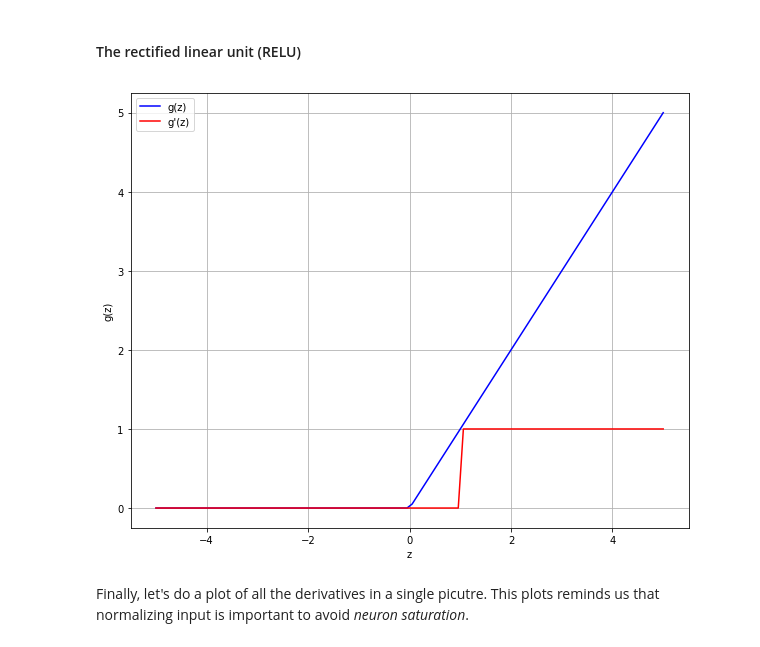
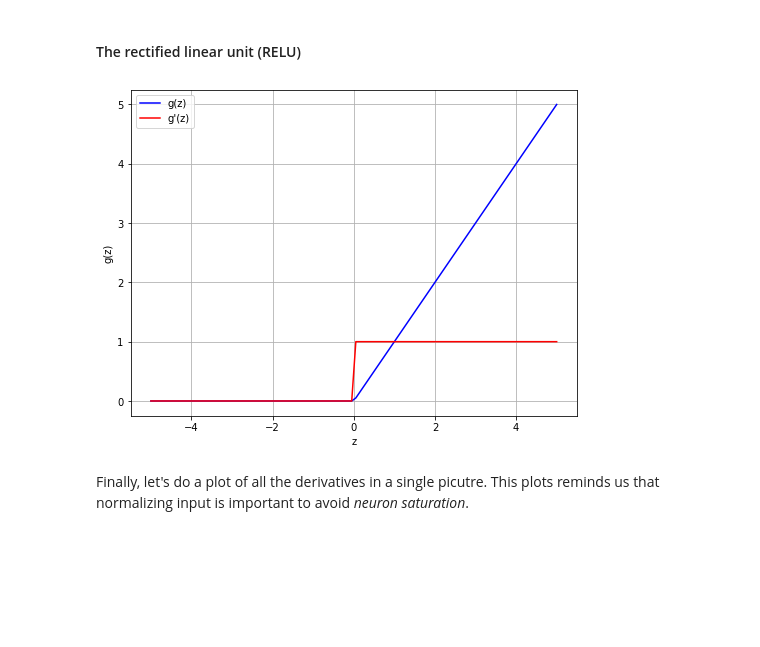
Before and after one commit to Humboldt-WI/delta, a Jupyter notebook: lecture_codes/2_code_examples.ipynb, the cells around one changed output. Saved outputs shown, nothing was run; the diff lists cells and outputs as text; code cells hidden in the pictures; blank space fills up the shorter version.

```diff
--- a/lecture_codes/2_code_examples.ipynb
+++ b/lecture_codes/2_code_examples.ipynb
@@ -56,17 +56,17 @@ plt.show()
 # %%
 n=100
 z=np.linspace(start=-5, stop=5, num=n)
 g=np.maximum(0, z)
-d=(g>1).astype(int)
+d=(g>0).astype(int)
 plt.plot(z, g, 'b-', label="g(z)")
 plt.plot(z, d, 'r-', label="g'(z)")
 plt.legend(loc='best')
 plt.grid(True)
 plt.xlabel('z')
 plt.ylabel('g(z)')
 plt.show()
 # %% [output]
-[figure, old version]
+[figure, new version]
 # %% [markdown]
 Finally, let's do a plot of all the derivatives in a single picutre. This plots reminds us that normalizing input is important to avoid *neuron saturation*.
 # %%
```
Also changed, not shown: 1 other file.
